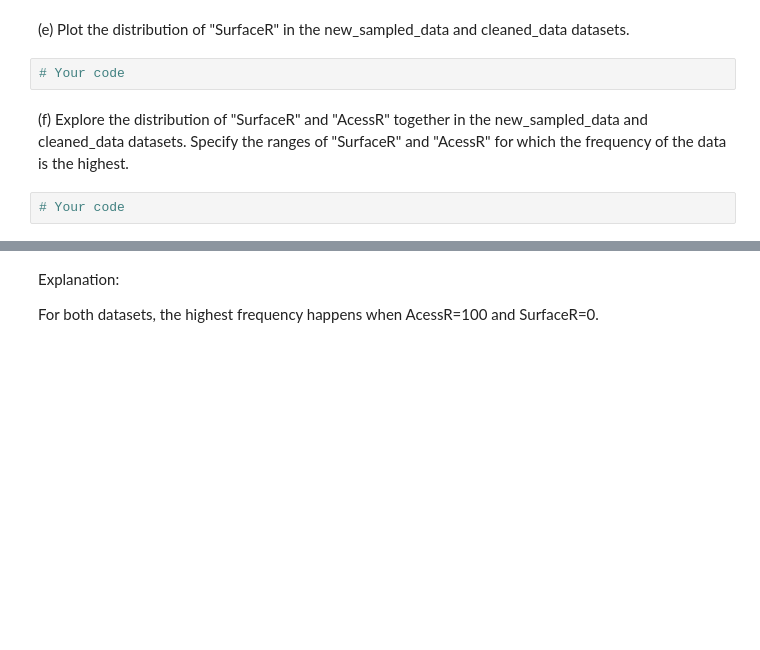
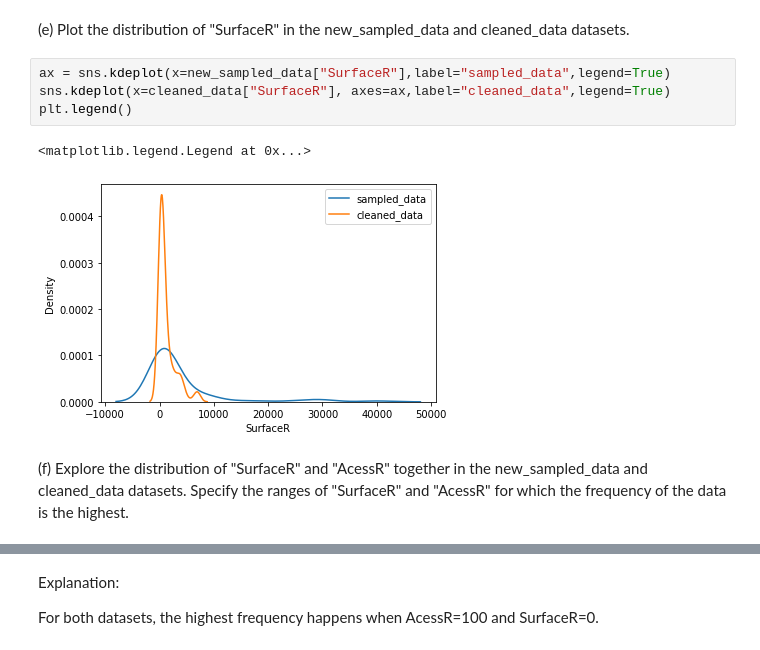
Before and after one commit to shahid-khan/IDS_Assignment_1, a Jupyter notebook: assignment 1.ipynb, the cells around one changed output, grey strips where cells are left out. Saved outputs shown, nothing was run; the diff lists cells and outputs as text; blank space fills up the shorter version.

```diff
--- a/assignment 1.ipynb
+++ b/assignment 1.ipynb
@@ -69,8 +149,11 @@ Explanation:
 # %% [markdown]
    (e) Plot the distribution of "SurfaceR" in the new_sampled_data and cleaned_data datasets.
-# %%
-# Your code
+# %%
+ax = sns.kdeplot(x=new_sampled_data["SurfaceR"],label="sampled_data",legend=True)
+sns.kdeplot(x=cleaned_data["SurfaceR"], axes=ax,label="cleaned_data",legend=True)
+plt.legend()
+# %% [output]
+<matplotlib.legend.Legend at 0x...>
+[figure, added]
 # %% [markdown]
    (f) Explore the distribution of "SurfaceR" and "AcessR" together in the new_sampled_data and cleaned_data datasets. Specify the ranges of "SurfaceR" and "AcessR" for which the frequency of the data is the highest.
-# %%
-# Your code
```
Also changed, not shown: parts of 20 cells of this notebook, 4 other files.
